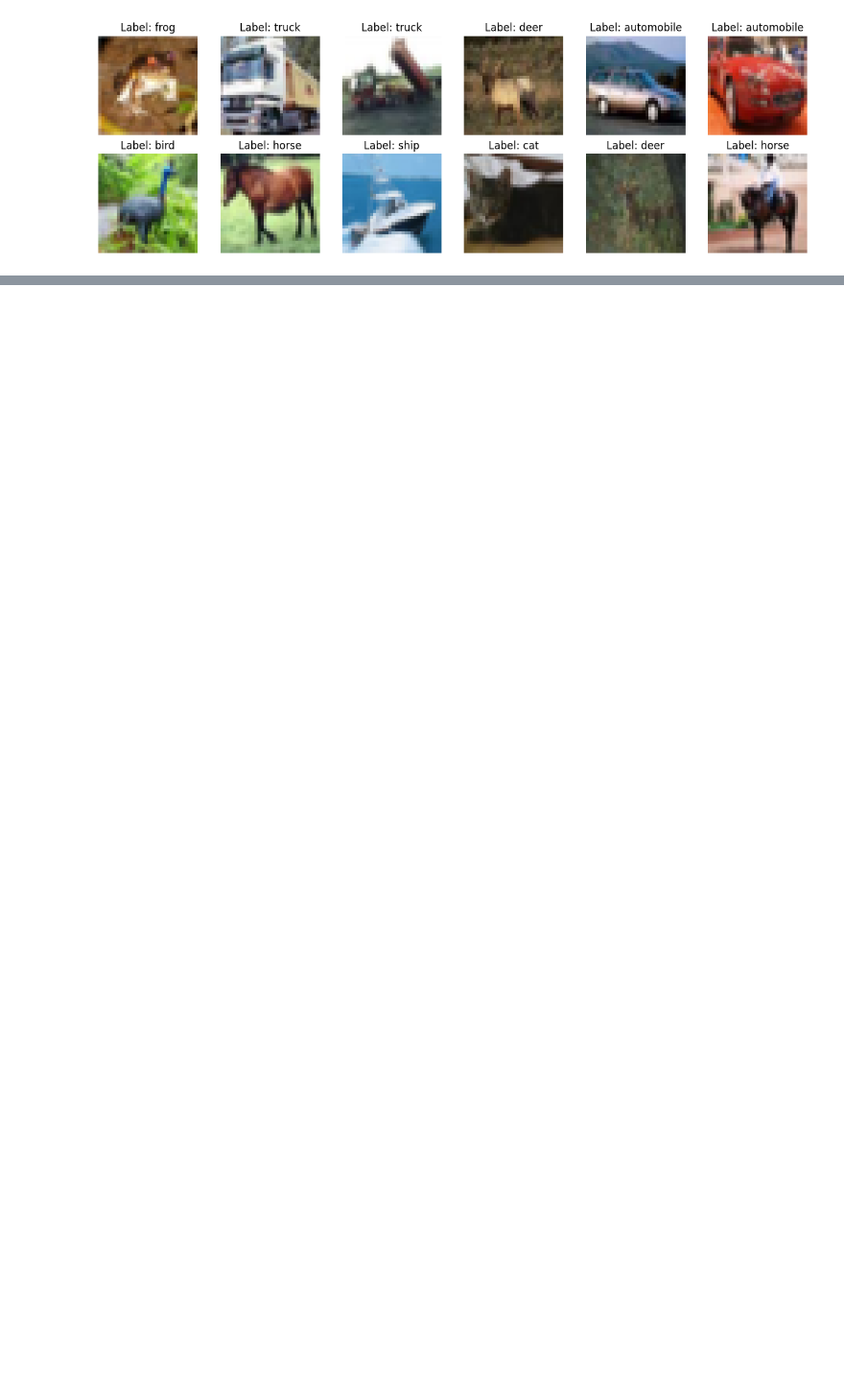
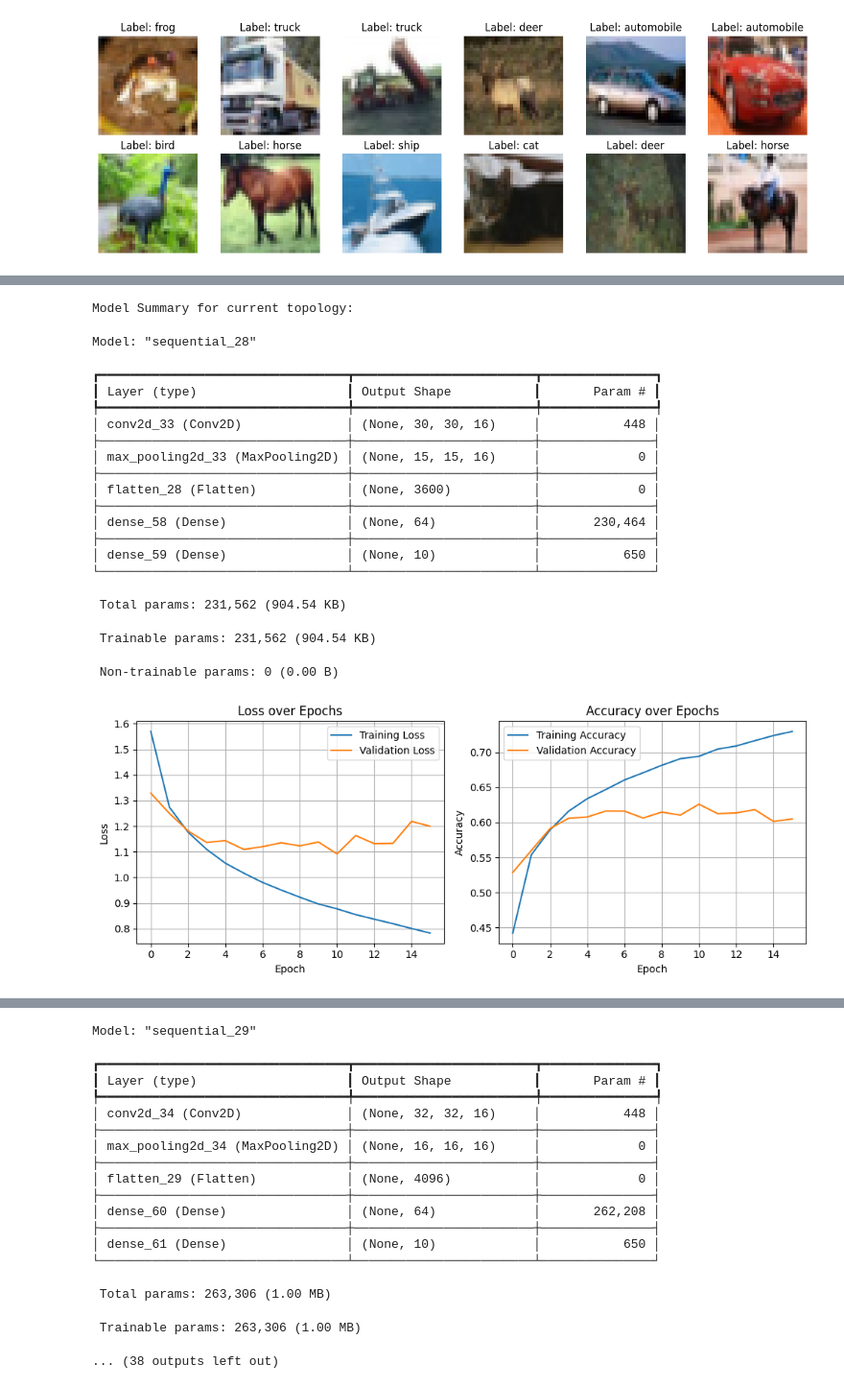
Before and after one commit to Luis-Menezes/NN_SupervisedLearning, a Jupyter notebook: project_5.ipynb, the cells around one changed output, grey strips where cells are left out. Shown at 96% size. Drawn from its saved outputs; the diff is of its cells as text; code cells hidden in the pictures; blank space fills up the shorter version.

```diff
--- a/project_5.ipynb
+++ b/project_5.ipynb
@@ -254,0 +224,55 @@ Topology 1 Test Accuracy: 0.6028
+# %%
+conv_configs = [[{'filters': 16, 'kernel_size': (3, 3), 'padding': 'valid', 'strides': (1, 1), 'dense_config': [64]}],
+                 [{'filters': 16, 'kernel_size': (3, 3), 'padding': 'same', 'strides': (1, 1), 'dense_config': [64]}],
+                 [{'filters': 16, 'kernel_size': (3, 3), 'padding': 'same', 'strides': (2, 2), 'dense_config': [64]}],
+                 [{'filters': 32, 'kernel_size': (3, 3), 'padding': 'same', 'strides': (1, 1), 'dense_config': [64]}],
+                 [{'filters': 32, 'kernel_size': (5, 5), 'padding': 'same', 'strides': (1, 1), 'dense_config': [64]},
+                  {'filters': 16, 'kernel_size': (3, 3), 'padding': 'same', 'strides': (1, 1), 'dense_config': [64]}],
+                 [{'filters': 32, 'kernel_size': (5, 5), 'padding': 'same', 'strides': (1, 1), 'dense_config': [64, 32]},
+                  {'filters': 16, 'kernel_size': (3, 3), 'padding': 'same', 'strides': (1, 1)}],
+                 [{'filters': 32, 'kernel_size': (5, 5), 'padding': 'same', 'strides': (1, 1), 'dense_config': [64]},
+                  {'filters': 32, 'kernel_size': (3, 3), 'padding': 'same', 'strides': (1, 1)},
+                  {'filters': 16, 'kernel_size': (3, 3), 'padding': 'same', 'strides': (1, 1)}]
+                 ]
+
+
+
+log = []
+for i, conv_config in enumerate(conv_configs):
+  optimizer = keras.optimizers.Adam(learning_rate=0.0001)
+  history, test_loss, test_accuracy, model = build_train_evaluate_cnn(
+      train_images_data=images,
+      train_labels_data=labels,
+      test_images_data=test_images_processed,
+      test_labels_data=test_labels_categorical,
+      conv_layer_configs=conv_config,
+      # dense_layer_units=dense_config_1,
+      epochs=50
+  )
+  log.append({'history': history,
+              'test_loss': test_loss,
+              'test_accuracy': test_accuracy,
+              'model': model})
+
+# 5. Print the test accuracy to record the model's performance for Topology 1
+# print(f"Topology 1 Test Accuracy: {test_accuracy_1:.4f}")
+# %% [output]
+Model Summary for current topology:
+Model: "sequential_28"
+┏━━━━━━━━━━━━━━━━━━━━━━━━━━━━━━━━━┳━━━━━━━━━━━━━━━━━━━━━━━━┳━━━━━━━━━━━━━━━┓
+┃ Layer (type)                    ┃ Output Shape           ┃       Param # ┃
+┡━━━━━━━━━━━━━━━━━━━━━━━━━━━━━━━━━╇━━━━━━━━━━━━━━━━━━━━━━━━╇━━━━━━━━━━━━━━━┩
+│ conv2d_33 (Conv2D)              │ (None, 30, 30, 16)     │           448 │
+├─────────────────────────────────┼────────────────────────┼───────────────┤
+│ max_pooling2d_33 (MaxPooling2D) │ (None, 15, 15, 16)     │             0 │
+├─────────────────────────────────┼────────────────────────┼───────────────┤
+│ flatten_28 (Flatten)            │ (None, 3600)           │             0 │
+├─────────────────────────────────┼────────────────────────┼───────────────┤
+│ dense_58 (Dense)                │ (None, 64)             │       230,464 │
+├─────────────────────────────────┼────────────────────────┼───────────────┤
+│ dense_59 (Dense)                │ (None, 10)             │           650 │
+└─────────────────────────────────┴────────────────────────┴───────────────┘
+ Total params: 231,562 (904.54 KB)
+ Trainable params: 231,562 (904.54 KB)
+ Non-trainable params: 0 (0.00 B)
+[figure, added]
@@ -254,0 +281,17 @@ Topology 1 Test Accuracy: 0.6028
+Model: "sequential_29"
+┏━━━━━━━━━━━━━━━━━━━━━━━━━━━━━━━━━┳━━━━━━━━━━━━━━━━━━━━━━━━┳━━━━━━━━━━━━━━━┓
+┃ Layer (type)                    ┃ Output Shape           ┃       Param # ┃
+┡━━━━━━━━━━━━━━━━━━━━━━━━━━━━━━━━━╇━━━━━━━━━━━━━━━━━━━━━━━━╇━━━━━━━━━━━━━━━┩
+│ conv2d_34 (Conv2D)              │ (None, 32, 32, 16)     │           448 │
+├─────────────────────────────────┼────────────────────────┼───────────────┤
+│ max_pooling2d_34 (MaxPooling2D) │ (None, 16, 16, 16)     │             0 │
+├─────────────────────────────────┼────────────────────────┼───────────────┤
+│ flatten_29 (Flatten)            │ (None, 4096)           │             0 │
+├─────────────────────────────────┼────────────────────────┼───────────────┤
+│ dense_60 (Dense)                │ (None, 64)             │       262,208 │
+├─────────────────────────────────┼────────────────────────┼───────────────┤
+│ dense_61 (Dense)                │ (None, 10)             │           650 │
+└─────────────────────────────────┴────────────────────────┴───────────────┘
+ Total params: 263,306 (1.00 MB)
+ Trainable params: 263,306 (1.00 MB)
+... (38 outputs left out)
```
Also changed, not shown: parts of 30 cells of this notebook.
